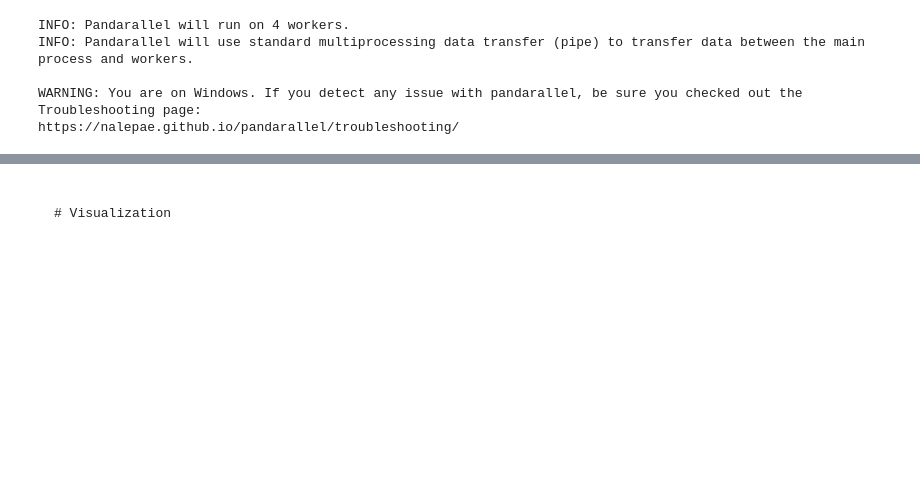
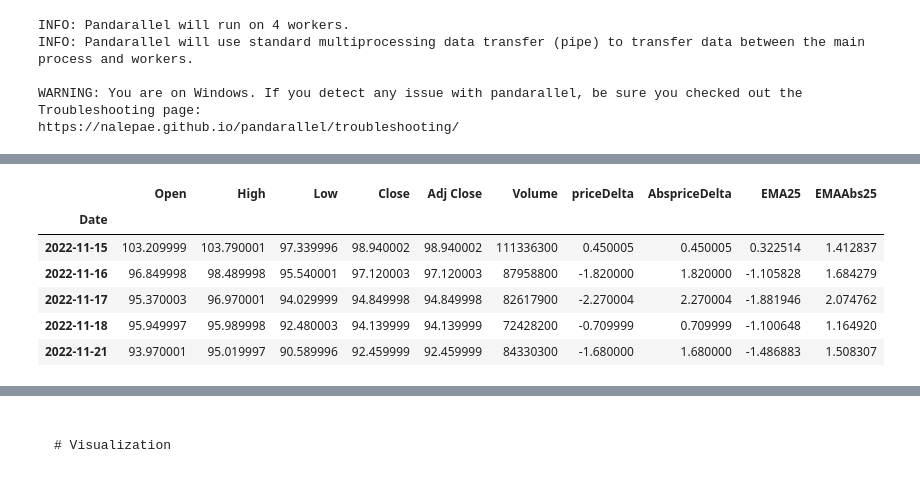
Before and after one commit to jocoder22/FinIndicators, a Jupyter notebook: TSI.ipynb, the cells around one changed output, grey strips where cells are left out. Drawn from its saved outputs; the diff is of its cells as text; code cells hidden in the pictures; blank space fills up the shorter version.

```diff
--- a/TSI.ipynb
+++ b/TSI.ipynb
@@ -90,0 +111,10 @@ def format_plot(fig, legends = None, xlabel="Time", ylabel="Value", figsize=(400
+# %%
+df.head()
+# %% [output]
+|  | Open | High | Low | Close | Adj Close | Volume | priceDelta | AbspriceDelta | EMA25 | EMAAbs25 |
+| Date |  |  |  |  |  |  |  |  |  |  |
+| 2022-11-15 | 103.209999 | 103.790001 | 97.339996 | 98.940002 | 98.940002 | 111336300 | 0.450005 | 0.450005 | 0.322514 | 1.412837 |
+| 2022-11-16 | 96.849998 | 98.489998 | 95.540001 | 97.120003 | 97.120003 | 87958800 | -1.820000 | 1.820000 | -1.105828 | 1.684279 |
+| 2022-11-17 | 95.370003 | 96.970001 | 94.029999 | 94.849998 | 94.849998 | 82617900 | -2.270004 | 2.270004 | -1.881946 | 2.074762 |
+| 2022-11-18 | 95.949997 | 95.989998 | 92.480003 | 94.139999 | 94.139999 | 72428200 | -0.709999 | 0.709999 | -1.100648 | 1.164920 |
+| 2022-11-21 | 93.970001 | 95.019997 | 90.589996 | 92.459999 | 92.459999 | 84330300 | -1.680000 | 1.680000 | -1.486883 | 1.508307 |
```
Also changed, not shown: parts of 6 cells of this notebook.
